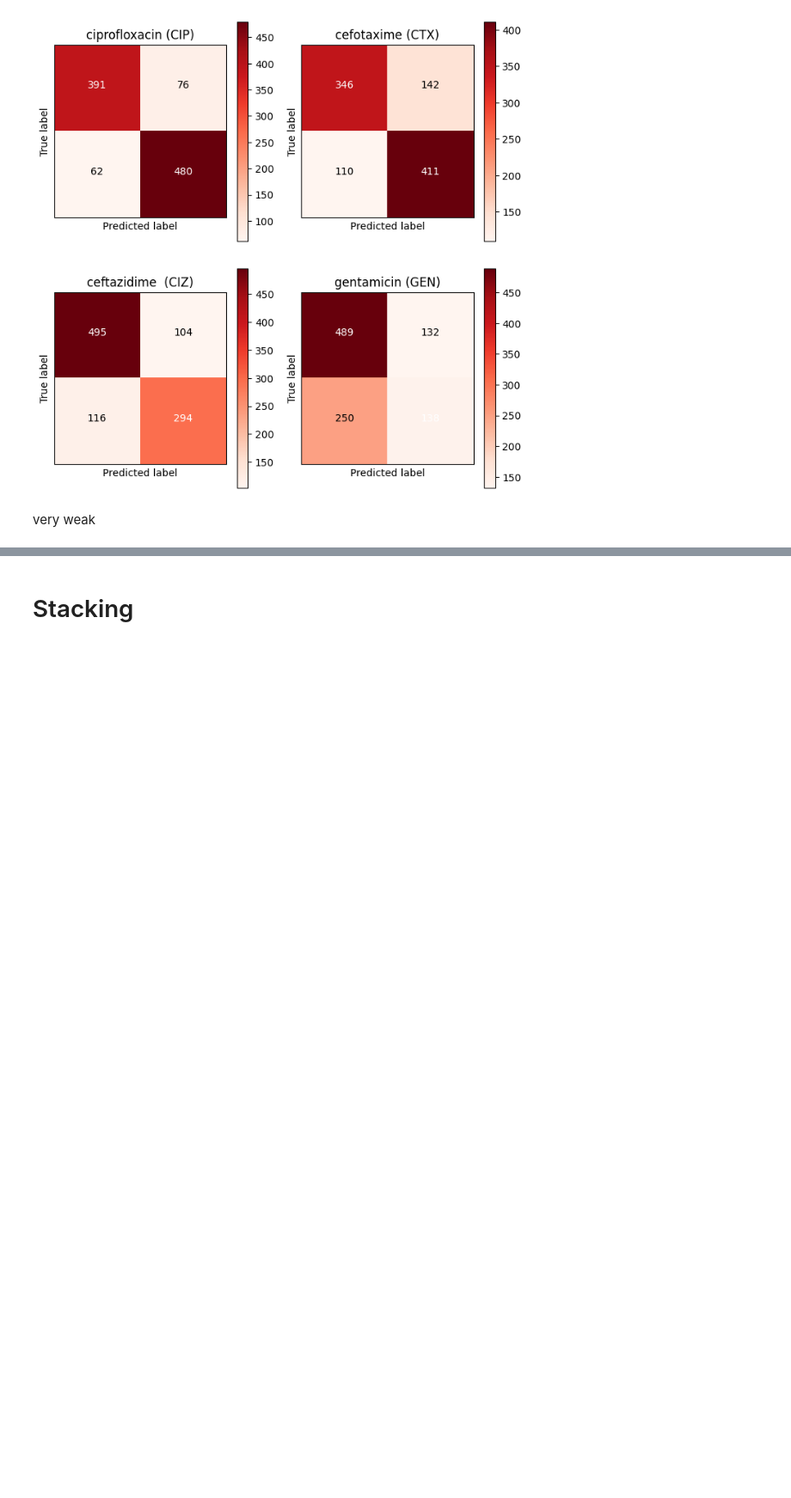
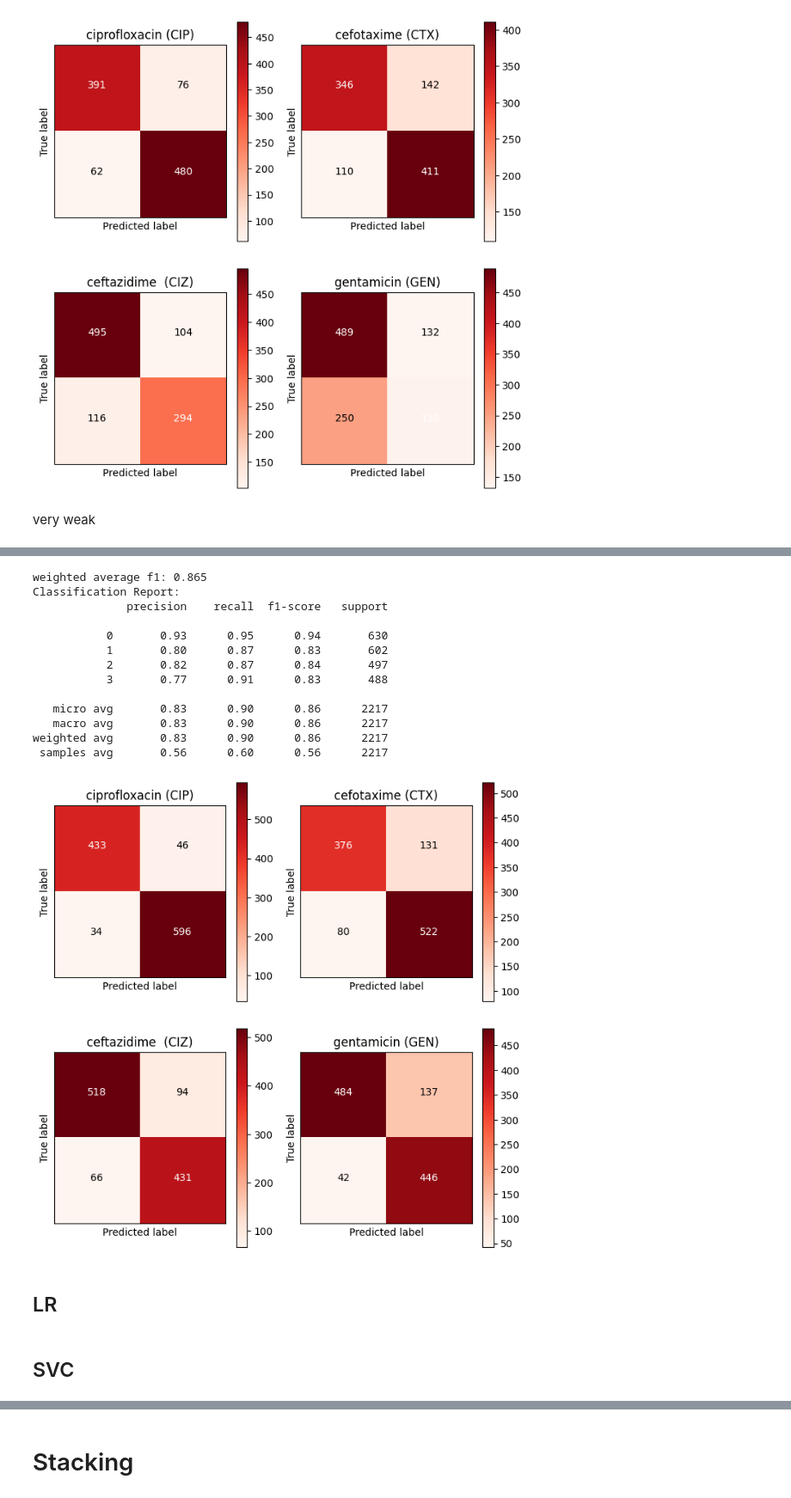
Before and after one commit to ljrn8/AB-resistance-in-ecoli, a Jupyter notebook: EDA and ML/model_iteration.ipynb, the cells around one changed output, grey strips where cells are left out. Shown at 86% size. Drawn from its saved outputs; the diff is of its cells as text; code cells hidden in the pictures; blank space fills up the shorter version.

```diff
--- a/EDA and ML/model_iteration.ipynb
+++ b/EDA and ML/model_iteration.ipynb
@@ -1648,0 +1456,13 @@ very weak
+# %%
+from sklearn.ensemble import VotingClassifier
+from sklearn.multioutput import ClassifierChain
+
+def ensemble_chain(model, n_chains = 7):
+  chains = [model for _ in range(n_chains)]
+
+  y_pred_chains = []
+  for i, chain in enumerate(chains):
+    print(f"training chain {i+1}/{n_chains}")
+    y_pred_chains.append(cross_val_predict(chain, X_rf, y_rf, cv=3, method='predict_proba'))
+
+  return y_pred_chains
@@ -1648,0 +1471,2 @@ very weak
+# %%
+y_pred_chains = ensemble_chain(RandomForestClassifier(random_state=0, min_samples_split=2, n_estimators=200))
@@ -1648,0 +1481,23 @@ very weak
+# %%
+y_pred_ensemble = np.array(y_pred_chains).mean(axis=0)
+# %%
+y_pred_ensemble_truc = y_pred_ensemble > 0.5
+# %%
+x = eval_skl(None, X_rf, y_rf, y_pred = y_pred_ensemble_truc)
+# %% [output]
+weighted average f1: 0.865
+Classification Report:
+              precision    recall  f1-score   support
+
+           0       0.93      0.95      0.94       630
+           1       0.80      0.87      0.83       602
+           2       0.82      0.87      0.84       497
+           3       0.77      0.91      0.83       488
+
+   micro avg       0.83      0.90      0.86      2217
+   macro avg       0.83      0.90      0.86      2217
+weighted avg       0.83      0.90      0.86      2217
+ samples avg       0.56      0.60      0.56      2217
+[figure, added]
+# %% [markdown]
+## LR
@@ -1648,0 +1515,2 @@ very weak
+# %% [markdown]
+## SVC
```
Also changed, not shown: parts of 39 cells of this notebook, 2 other files.
